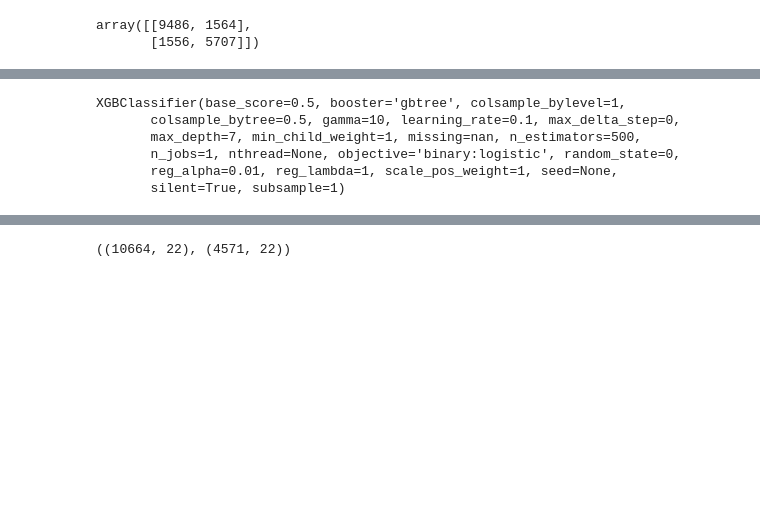
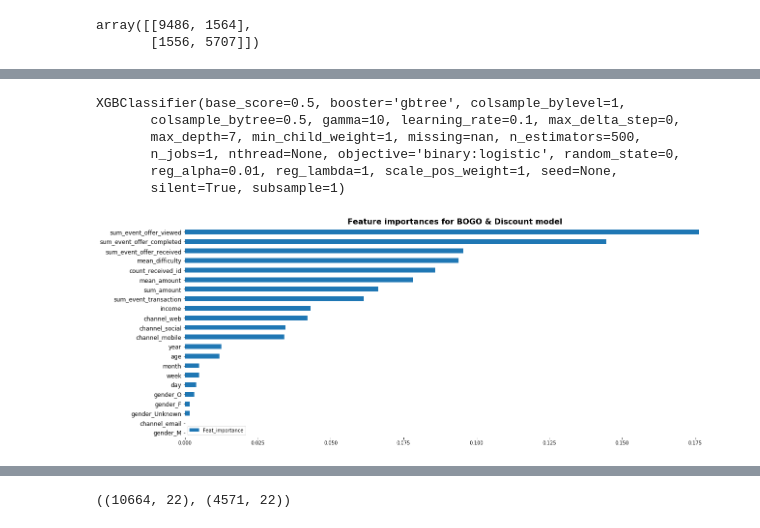
Before and after one commit to gestivalet/machine-learning, a Jupyter notebook: Udacity_Starbucks_DScapstone/Starbucks_Capstone_notebook_part2.ipynb, the cells around one changed output, grey strips where cells are left out. Cells and saved outputs as stored; diff of their text form; code cells hidden in the pictures; blank space fills up the shorter version.

```diff
--- a/Udacity_Starbucks_DScapstone/Starbucks_Capstone_notebook_part2.ipynb
+++ b/Udacity_Starbucks_DScapstone/Starbucks_Capstone_notebook_part2.ipynb
@@ -216,15 +305,4 @@ plot_roc_curve(fpr, tpr, y_test, y_pred_proba)
 # %%
 # Saving the model
-filename = 'bogo_discount_model.sav'
+filename = 'models/bogo_discount_model.sav'
 pickle.dump(search.best_estimator_, open(filename, 'wb'))
-
-# Loading the model
-search = pickle.load(open(filename,'rb'))
-search
-# %% [output]
-XGBClassifier(base_score=0.5, booster='gbtree', colsample_bylevel=1,
-       colsample_bytree=0.5, gamma=10, learning_rate=0.1, max_delta_step=0,
-       max_depth=7, min_child_weight=1, missing=nan, n_estimators=500,
-       n_jobs=1, nthread=None, objective='binary:logistic', random_state=0,
-       reg_alpha=0.01, reg_lambda=1, scale_pos_weight=1, seed=None,
-       silent=True, subsample=1)
@@ -237,0 +309,40 @@ XGBClassifier(base_score=0.5, booster='gbtree', colsample_bylevel=1,
+# %%
+# Loading the model
+filename = 'models/bogo_discount_model.sav'
+search = pickle.load(open(filename,'rb'))
+search
+# %% [output]
+XGBClassifier(base_score=0.5, booster='gbtree', colsample_bylevel=1,
+       colsample_bytree=0.5, gamma=10, learning_rate=0.1, max_delta_step=0,
+       max_depth=7, min_child_weight=1, missing=nan, n_estimators=500,
+       n_jobs=1, nthread=None, objective='binary:logistic', random_state=0,
+       reg_alpha=0.01, reg_lambda=1, scale_pos_weight=1, seed=None,
+       silent=True, subsample=1)
+# %%
+def plot_feature_importances(model, data, tit):
+    """
+    Plot feature importance for all features in the data.
+    The feature importances are available for most tree-based models.
+    """
+    features = {}
+    for feature, importance in zip(data.columns, model.feature_importances_):
+        features[feature] = importance
+
+    importances = ((pd.DataFrame.from_dict(features, orient='index')
+                                .rename(columns={0: 'Feat_importance'}))
+                   .sort_values(by='Feat_importance').tail(30))
+
+    fig, ax = plt.subplots(figsize=(20,8))
+    importances.plot(kind='barh', rot=0, ax=ax)
+
+    # format
+    for sp in ['top', 'right', 'bottom', 'left']:
+        ax.spines[sp].set_visible(False)
+
+    plt.title(tit, fontsize=16, fontweight='bold')
+    plt.yticks(fontsize=12)
+    plt.show()
+
+plot_feature_importances(search, data=X_train, tit="Feature importances for BOGO & Discount model")
+# %% [output]
+[figure, added]
```
Also changed, not shown: parts of 58 cells of this notebook, 4 other files.
